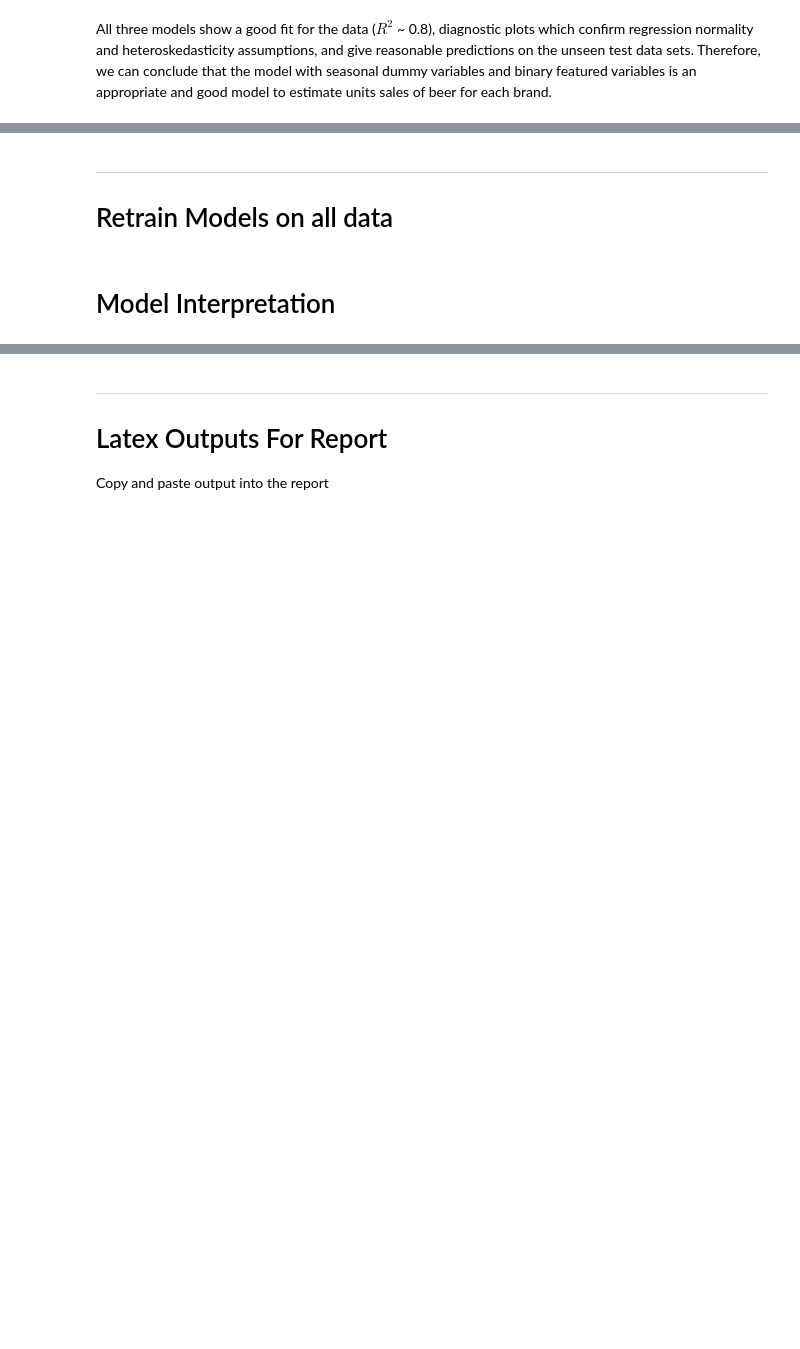
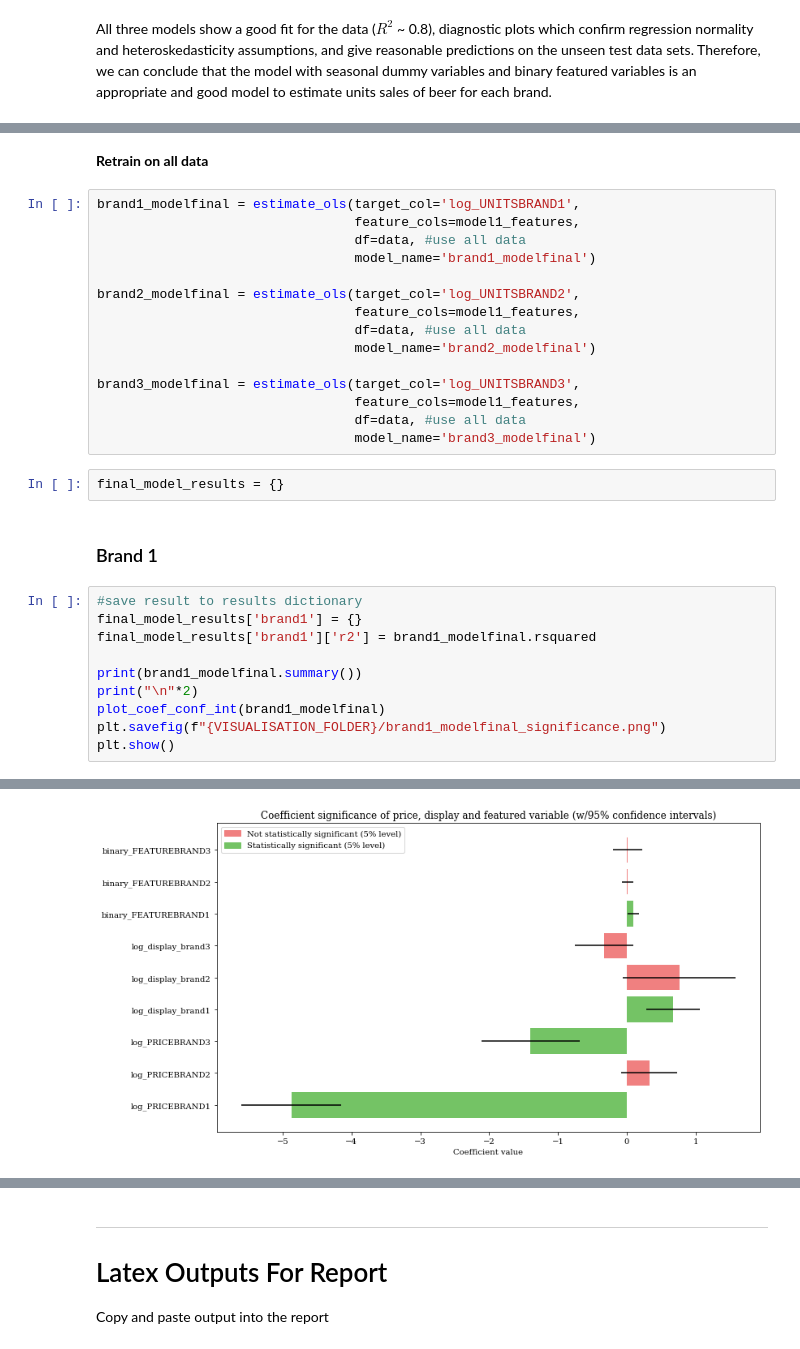
Before and after one commit to julian-west/marketing-resource-allocation, a Jupyter notebook: notebooks/01_regression_modelling.ipynb, the cells around one changed output, grey strips where cells are left out. Saved outputs shown, nothing was run; the diff lists cells and outputs as text; blank space fills up the shorter version.

```diff
--- a/report/notebooks/01_regression_modelling.ipynb
+++ b/notebooks/01_regression_modelling.ipynb
@@ -489,5 +493,32 @@ All three models show a good fit for the data ($R^2$ ~ 0.8), diagnostic plots wh
 # %% [markdown]
-------------------
-# Retrain Models on all data
+**Retrain on all data**
-# %% [markdown]
-# Model Interpretation
+# %%
+brand1_modelfinal = estimate_ols(target_col='log_UNITSBRAND1',
+                                 feature_cols=model1_features,
+                                 df=data, #use all data
+                                 model_name='brand1_modelfinal')
+
+brand2_modelfinal = estimate_ols(target_col='log_UNITSBRAND2',
+                                 feature_cols=model1_features,
+                                 df=data, #use all data
+                                 model_name='brand2_modelfinal')
+
+brand3_modelfinal = estimate_ols(target_col='log_UNITSBRAND3',
+                                 feature_cols=model1_features,
+                                 df=data, #use all data
+                                 model_name='brand3_modelfinal')
+# %%
+final_model_results = {}
+# %% [markdown]
+### Brand 1
+# %%
+#save result to results dictionary
+final_model_results['brand1'] = {}
+final_model_results['brand1']['r2'] = brand1_modelfinal.rsquared
+
+print(brand1_modelfinal.summary())
+print("\n"*2)
+plot_coef_conf_int(brand1_modelfinal)
+plt.savefig(f"{VISUALISATION_FOLDER}/brand1_modelfinal_significance.png")
+plt.show()
+# %% [output]
@@ -494,3 +542,4 @@ All three models show a good fit for the data ($R^2$ ~ 0.8), diagnostic plots wh
+[figure, added]
 # %% [markdown]
 **Price**
 
```
Also changed, not shown: parts of 14 cells of this notebook, 17 other files.
